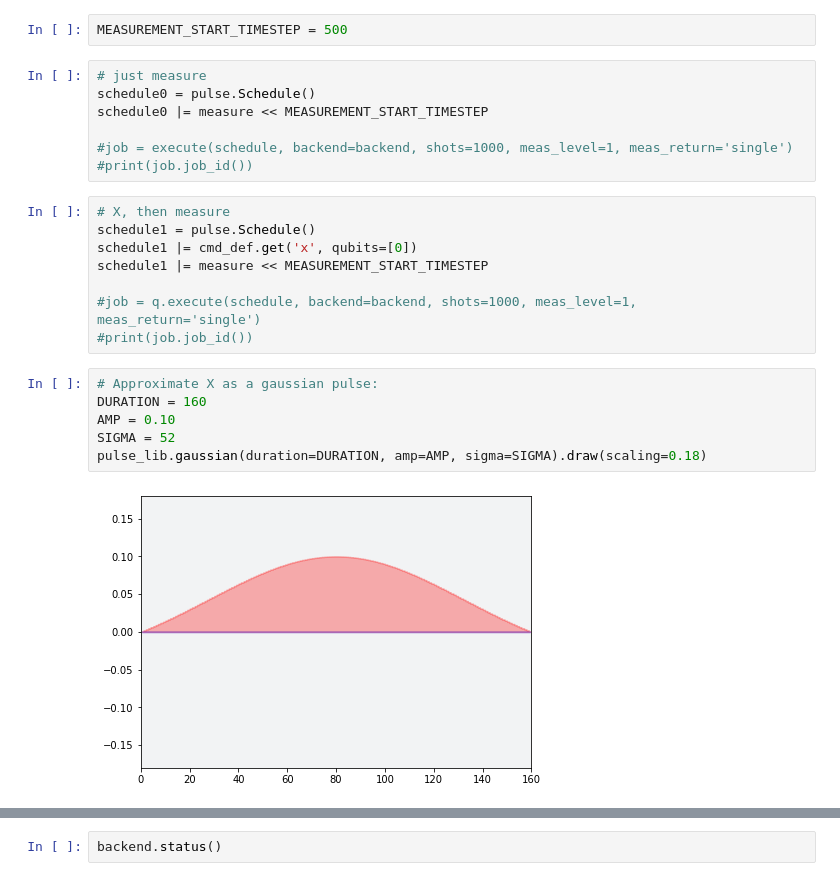
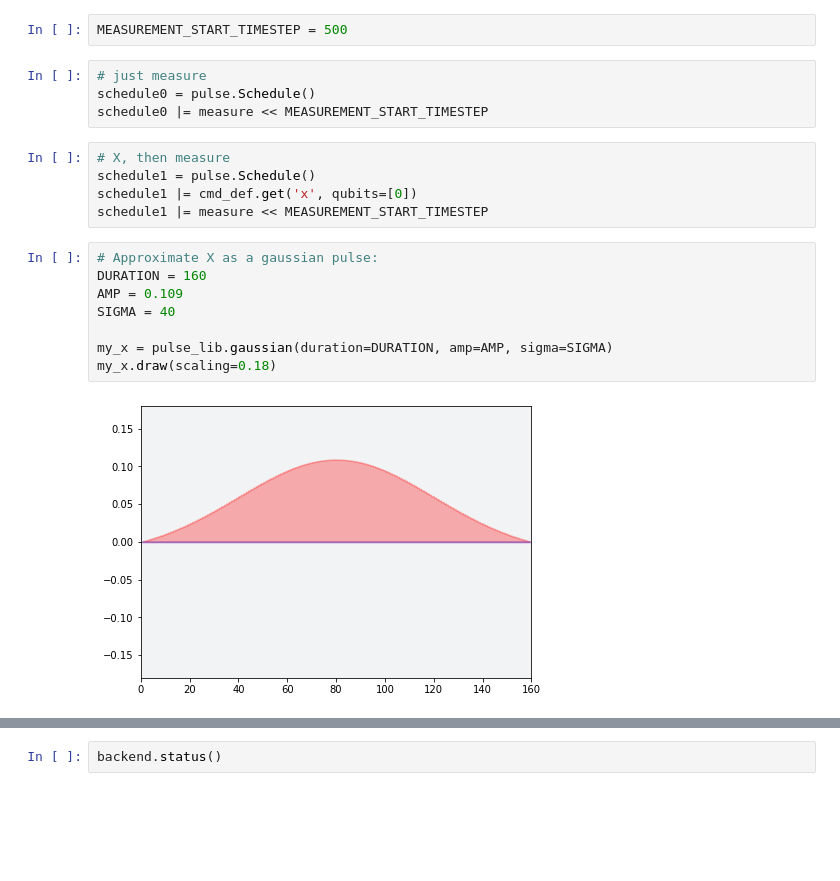
Before and after one commit to singular-value/optimizations_via_openpulse, a Jupyter notebook: Almaden Qutrit Rabi.ipynb, the cells around one changed output, grey strips where cells are left out. Drawn from its saved outputs; the diff is of its cells as text; blank space fills up the shorter version.

```diff
--- a/Almaden Qutrit Rabi.ipynb
+++ b/Almaden Qutrit Rabi.ipynb
@@ -38,22 +38,18 @@ MEASUREMENT_START_TIMESTEP = 500
 # just measure
 schedule0 = pulse.Schedule()
 schedule0 |= measure << MEASUREMENT_START_TIMESTEP
-
-#job = execute(schedule, backend=backend, shots=1000, meas_level=1, meas_return='single')
-#print(job.job_id())
 # %%
 # X, then measure
 schedule1 = pulse.Schedule()
 schedule1 |= cmd_def.get('x', qubits=[0])
 schedule1 |= measure << MEASUREMENT_START_TIMESTEP
-
-#job = q.execute(schedule, backend=backend, shots=1000, meas_level=1, meas_return='single')
-#print(job.job_id())
 # %%
 # Approximate X as a gaussian pulse:
 DURATION = 160
-AMP = 0.10
-SIGMA = 52
-pulse_lib.gaussian(duration=DURATION, amp=AMP, sigma=SIGMA).draw(scaling=0.18)
+AMP = 0.109
+SIGMA = 40
+
+my_x = pulse_lib.gaussian(duration=DURATION, amp=AMP, sigma=SIGMA)
+my_x.draw(scaling=0.18)
 # %% [output]
-[figure, old version]
+[figure, new version]
```
Also changed, not shown: parts of 10 cells of this notebook, 2 other files.
